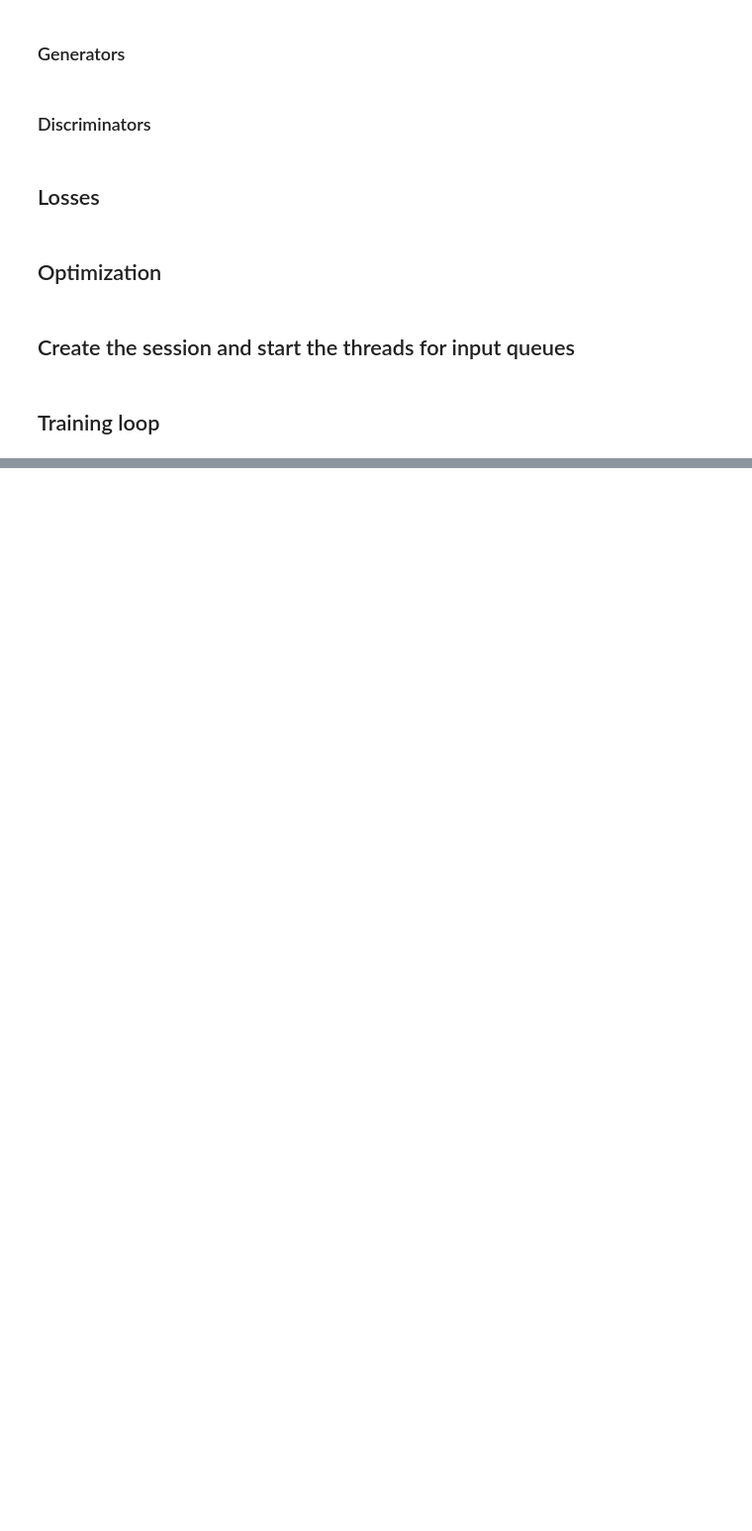
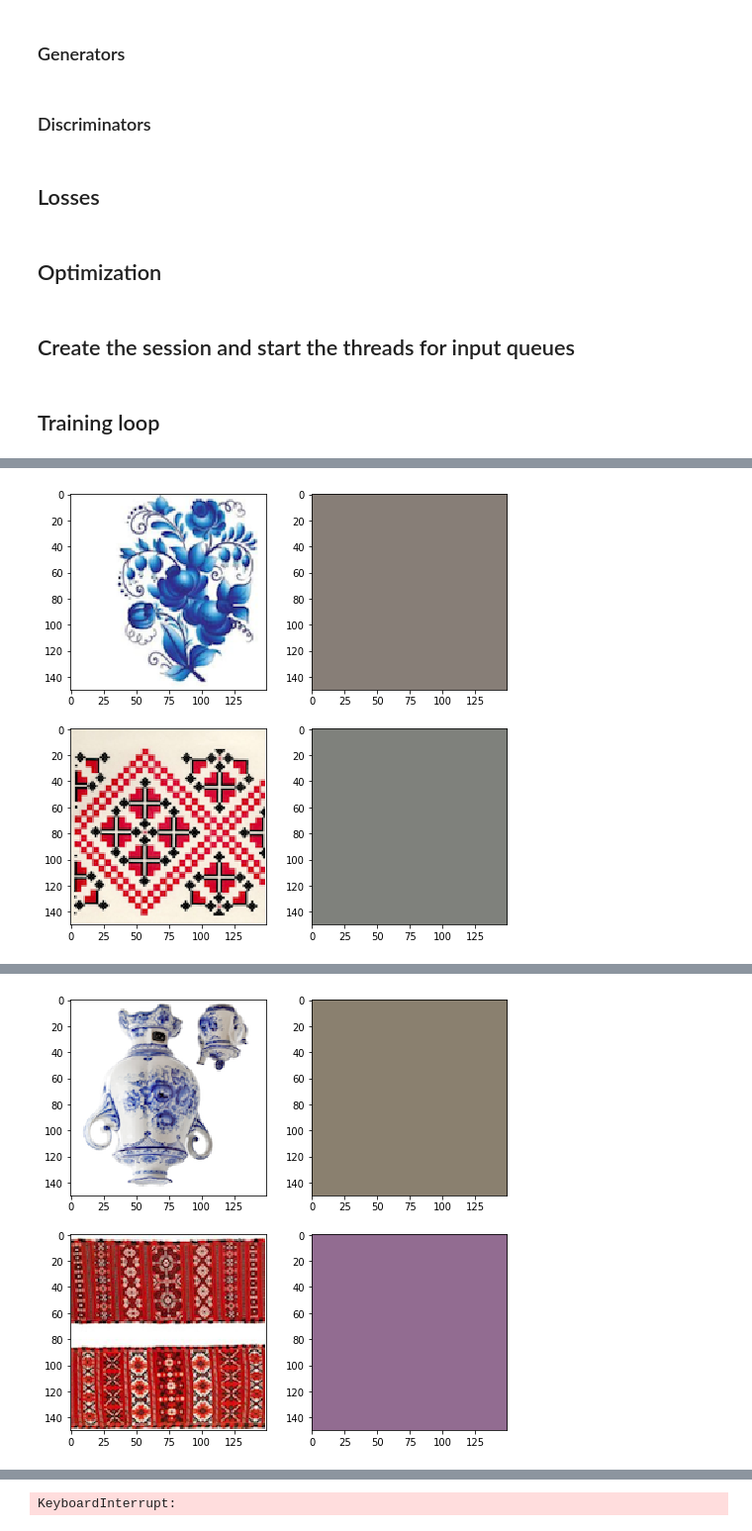
Before and after one commit to yustiks/advancedML, a Jupyter notebook: style_transfer/CycleGAN.ipynb, the cells around one changed output, grey strips where cells are left out. Shown at 99% size. Drawn from its saved outputs; the diff is of its cells as text; code cells hidden in the pictures; blank space fills up the shorter version.

```diff
--- a/style_transfer/CycleGAN.ipynb
+++ b/style_transfer/CycleGAN.ipynb
@@ -39,12 +39,12 @@ saving_path = os.path.join('models', style_X + ' =|= ' + style_Y, saving_name)
 ## Adjust Hyperparameters
 # %%
 EPOCHS = 100
-BATCH_SIZE = 16
+BATCH_SIZE = 8
 IMG_SIZE = 150
 
 LAMBDA = 0
 GEN_STEPS = 25
-DSC_STEPS = 25
+DSC_STEPS = 10
 # %% [markdown]
 ## Neural Network functions
 # %% [markdown]
@@ -80,6 +80,8 @@ def conv_layer(X, filters, filter_size, stride, name, collection, activation=Non
             return tf.nn.relu(z)
         elif activation == "sigmoid":
             return tf.nn.sigmoid(z)
+        elif activation == "tanh":
+            return tf.nn.tanh(z)
         else:
             return z
 
@@ -143,8 +145,8 @@ with tf.device('/cpu:0'):
     Y = inputs(style_Y, BATCH_SIZE, EPOCHS)
 
     # normalize the images
-    X = (tf.cast(X, tf.float32) / 255.0)
-    Y = (tf.cast(Y, tf.float32) / 255.0)
+    X = tf.subtract(tf.div(tf.cast(X, tf.float32), 127.5), 1)
+    Y = tf.subtract(tf.div(tf.cast(Y, tf.float32), 127.5), 1)
 # %% [markdown]
 ### Generators
 # %%
@@ -162,7 +164,7 @@ with tf.device('/gpu:0'):
 
     X_deconv_2 = deconv_layer(X_res_3, 64, (3, 3), 2, [BATCH_SIZE, 75, 75, 64], "X_deconv_2", "GEN", "relu")
     X_deconv_1 = deconv_layer(X_deconv_2, 32, (3, 3), 2, [BATCH_SIZE, 150, 150, 32], "X_deconv_1", "GEN", "relu")
-    G_x = deconv_layer(X_deconv_1, 3, (9, 9), 1, [BATCH_SIZE, 150, 150, 3], "G_x", "GEN", "relu")
+    G_x = deconv_layer(X_deconv_1, 3, (9, 9), 1, [BATCH_SIZE, 150, 150, 3], "G_x", "GEN", "tanh")
 
     #==================[ F(Y) -> X ]==================#
 
@@ -176,7 +178,7 @@ with tf.device('/gpu:0'):
 
     Y_deconv_2 = deconv_layer(Y_res_3, 64, (3, 3), 2, [BATCH_SIZE, 75, 75, 64], "Y_deconv_2", "GEN", "relu")
     Y_deconv_1 = deconv_layer(Y_deconv_2, 32, (3, 3), 2, [BATCH_SIZE, 150, 150, 32], "Y_deconv_1", "GEN", "relu")
-    F_y = deconv_layer(Y_deconv_1, 3, (9, 9), 1, [BATCH_SIZE, 150, 150, 3], "F_y", "GEN", "relu")
+    F_y = deconv_layer(Y_deconv_1, 3, (9, 9), 1, [BATCH_SIZE, 150, 150, 3], "F_y", "GEN", "tanh")
 # %% [markdown]
 ### Discriminators
 # %%
@@ -266,13 +268,23 @@ try:
             print("Step {0:5d} | Generator     {1:5d} | loss = {2:6.3f}".format(
                     step, i, loss))
 
-
         # train the discriminators
         for i in range(DSC_STEPS):
             _, loss = sess.run([discriminators_op, Loss])
             print("Step {0:5d} | Discriminator {1:5d} | loss = {2:6.3f}".format(
                     step, i, loss))
 
+        x, f_y, y, g_x = sess.run([X, F_y, Y, G_x])
+        fig=plt.figure(figsize=(8, 8))
+        fig.add_subplot(2, 2, 1)
+        plt.imshow((x[0, :, :, :3] + 1) / 2)
+        fig.add_subplot(2, 2, 2)
+        plt.imshow((f_y[0, :, :, :3] + 1) / 2)
+        fig.add_subplot(2, 2, 3)
+        plt.imshow((y[0, :, :, :3] + 1) / 2)
+        fig.add_subplot(2, 2, 4)
+        plt.imshow((g_x[0, :, :, :3] + 1) / 2)
+        plt.show()
 
 
 
@@ -323,0 +336 @@ Step     1 | Discriminator    19 | loss = -1.627
+[figure, added]
@@ -324,0 +354 @@ KeyboardInterrupt:
+[figure, added]
@@ -324,0 +372 @@ KeyboardInterrupt:
+KeyboardInterrupt:
```
Also changed, not shown: parts of 1 cell of this notebook.
